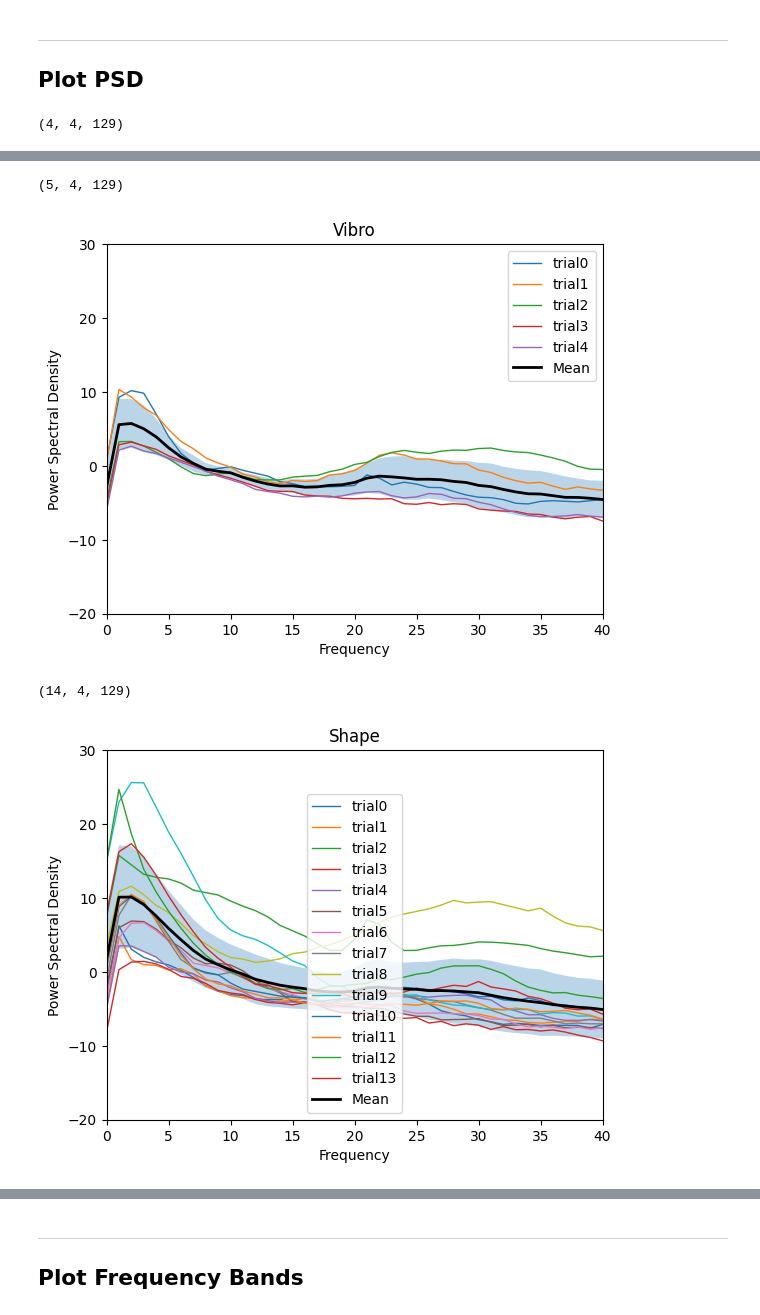
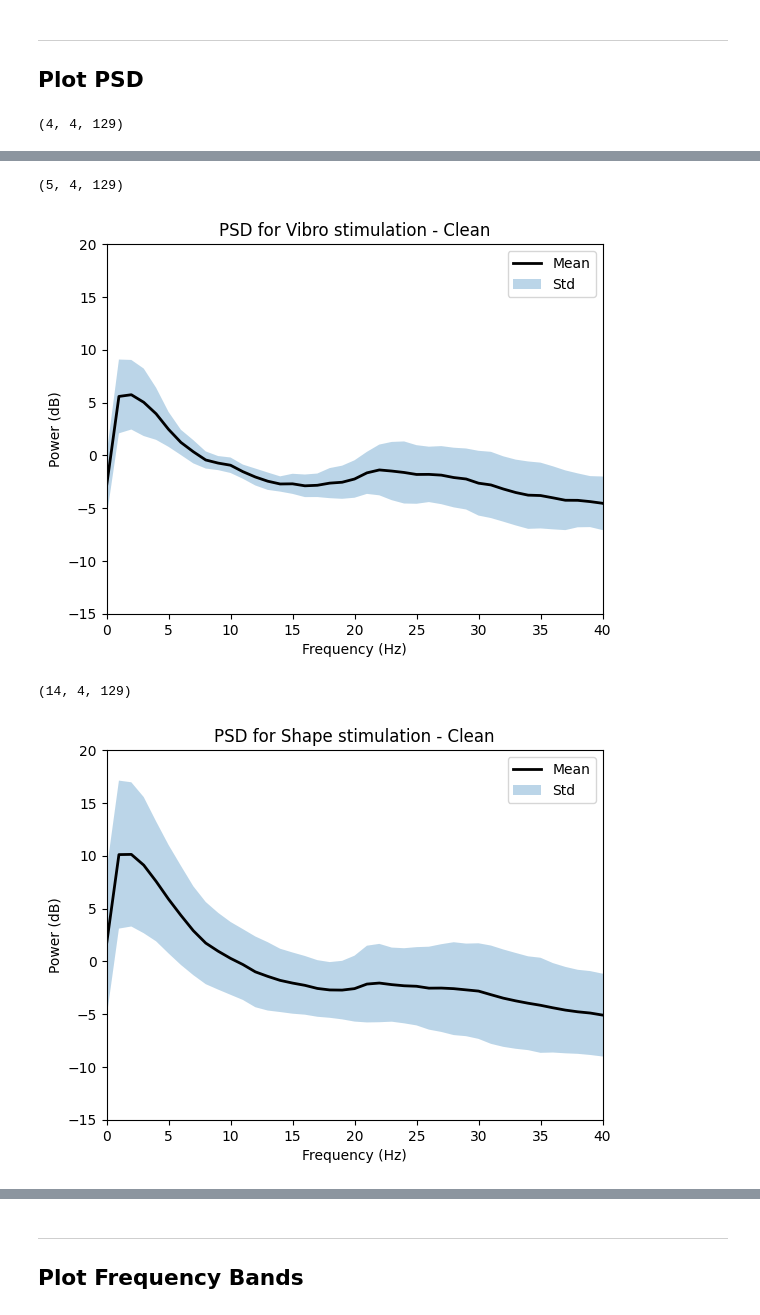
Before and after one commit to mp2419/eeg-notebooks, a Jupyter notebook: FYP/experiments/nb_PSD.ipynb, the cells around one changed output, grey strips where cells are left out. Saved outputs shown, nothing was run; the diff lists cells and outputs as text; code cells hidden in the pictures.

```diff
--- a/FYP/experiments/nb_PSD.ipynb
+++ b/FYP/experiments/nb_PSD.ipynb
@@ -62,7 +60,7 @@ files_all = [file for file in os.listdir(raw_folder) if '_2.fif' in file]
 # %%
 
 #-----SET FILE SELECTION
-raw_files = files_all
+raw_files = files_clean
 trial = False
 
 if trial:
@@ -121,6 +119,6 @@ for file in raw_files:
     psd_data[modality].append(psd_array)
 
 # Save the PSD data dictionary to a file
-np.save('psd_data_all02.npy', psd_data) # ----SET FILE NAME
-print("PSD data saved to 'psd_data.npy'")
+np.save('var\\psd_data.npy', psd_data) # ----SET FILE NAME
+print("PSD data saved to 'var\\psd_data.npy'")
 # %% [output]
@@ -153,17 +151,17 @@ for modality in psd_data.keys():
     psd_std = np.std(10*np.log10(np.array((psd_array))), axis=0)
     psd_mean = np.mean(10*np.log10(np.array((psd_array))), axis=0)
     print(psd_trials.shape)
-    for i in range(psd_trials.shape[0]):
-        plt.plot(freqs, psd_trials[i][1],linewidth=1, label=f'trial{i}')
+    # for i in range(psd_trials.shape[0]):
+    #     plt.plot(freqs, psd_trials[i][1],linewidth=1, label=f'trial{i}')
     plt.plot(freqs, psd_mean[1],linewidth=2, color="black", label=f'Mean')
-    plt.fill_between(freqs, psd_mean[1] - psd_std[1], psd_mean[1] + psd_std[1], alpha=0.3)
+    plt.fill_between(freqs, psd_mean[1] - psd_std[1], psd_mean[1] + psd_std[1], alpha=0.3, label='Std')
 
-    plt.xlabel('Frequency')
+    plt.xlabel('Frequency (Hz)')
     plt.xlim(0,40)
-    plt.ylim(-20,30)
-    plt.ylabel('Power Spectral Density')
+    plt.ylim(-15,20)
+    plt.ylabel('Power (dB)')
     plt.legend()
-    plt.title(modality)
+    plt.title(f"PSD for {modality} stimulation - Clean")
     plt.show()
 # %% [output]
 (4, 4, 129)
@@ -171,7 +169,7 @@ for modality in psd_data.keys():
 (5, 4, 129)
-[figure, old version]
+[figure, new version]
 (14, 4, 129)
-[figure, old version]
+[figure, new version]
 # %%
 
 fig, axs = plt.subplots(4, 1, figsize=(5, 10), sharex=True)
```
Also changed, not shown: parts of 4 cells of this notebook, 30 other files.
